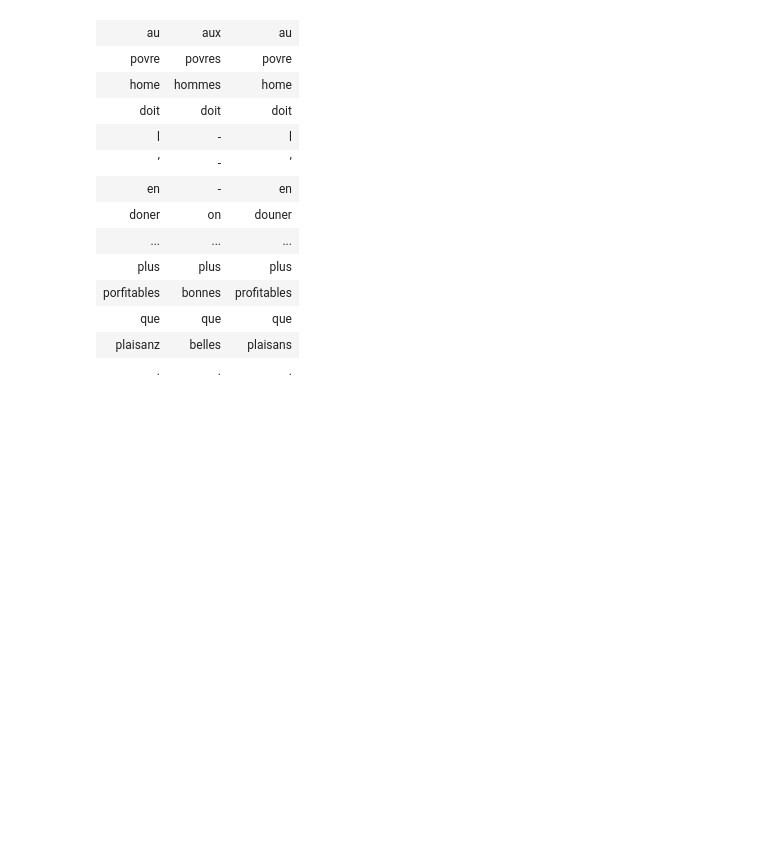
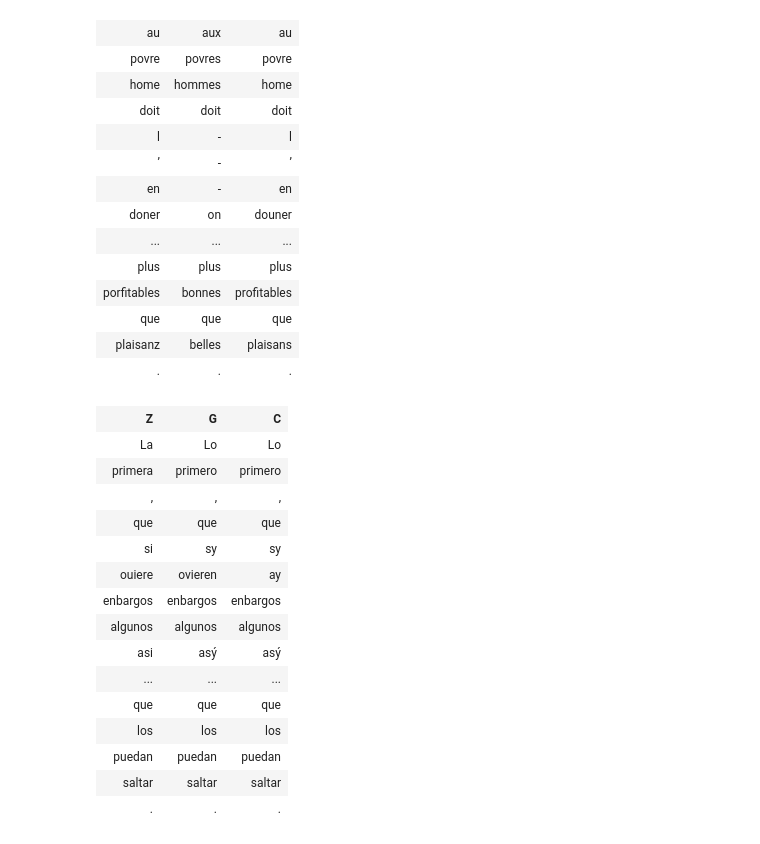
Before and after one commit to LucenceIng/biblissimaAtelierAlignement, a Jupyter notebook: collation/001_collation_basique/collationBasique.ipynb, the cells around one changed output. Cells and saved outputs as stored; diff of their text form; code cells hidden in the pictures; blank space fills up the shorter version.

```diff
--- a/collation/001_collation_basique/collationBasique.ipynb
+++ b/collation/001_collation_basique/collationBasique.ipynb
@@ -8,6 +7,11 @@ collation = Collation()
 #on ajoute deux témoins : on a besoin de l'identifiant du témoin et du texte
 collation.add_plain_witness("A", "Mais au povre home doit l’en doner tex choses qui soient plus boenes que beles.")
 collation.add_plain_witness("B", "mais aux povres hommes doit on telles choses donner qui soient plus bonnes que belles.")
+# %%
+
+collation_sp = Collation()
+collation_sp.add_plain_witness("Z", "La primera, que si ouiere enbargos algunos asi commo de fuesas o de barrancos que los puedan saltar.")
+collation_sp.add_plain_witness("G", "Lo primero, que sy ovieren enbargos algunos asý commo de foyas o de barrancos, que los puedan saltar.")
 # %%
 #on collationne
 alignment_table = collate(collation)
@@ -145,6 +250,27 @@ collate(collation2, output="html2",near_match=True,segmentation=False)
 | que | que | que |
 | plaisanz | belles | plaisans |
 | . | . | . |
+# %%
+#on ajoute le témoin C
+collation_sp.add_plain_witness("C", "Lo primero, que sy ay enbargos algunos asý commo de fuesos de barrancos, que los puedan saltar.")
+collate(collation_sp, output="html2",near_match=True,segmentation=False)
+# %% [output]
+| Z | G | C |
+| La | Lo | Lo |
+| primera | primero | primero |
+| , | , | , |
+| que | que | que |
+| si | sy | sy |
+| ouiere | ovieren | ay |
+| enbargos | enbargos | enbargos |
+| algunos | algunos | algunos |
+| asi | asý | asý |
+| ... | ... | ... |
+| que | que | que |
+| los | los | los |
+| puedan | puedan | puedan |
+| saltar | saltar | saltar |
+| . | . | . |
 # %%
 ##enregistrer le résultat dans un fichier
 
```
Also changed, not shown: parts of 9 cells of this notebook.
